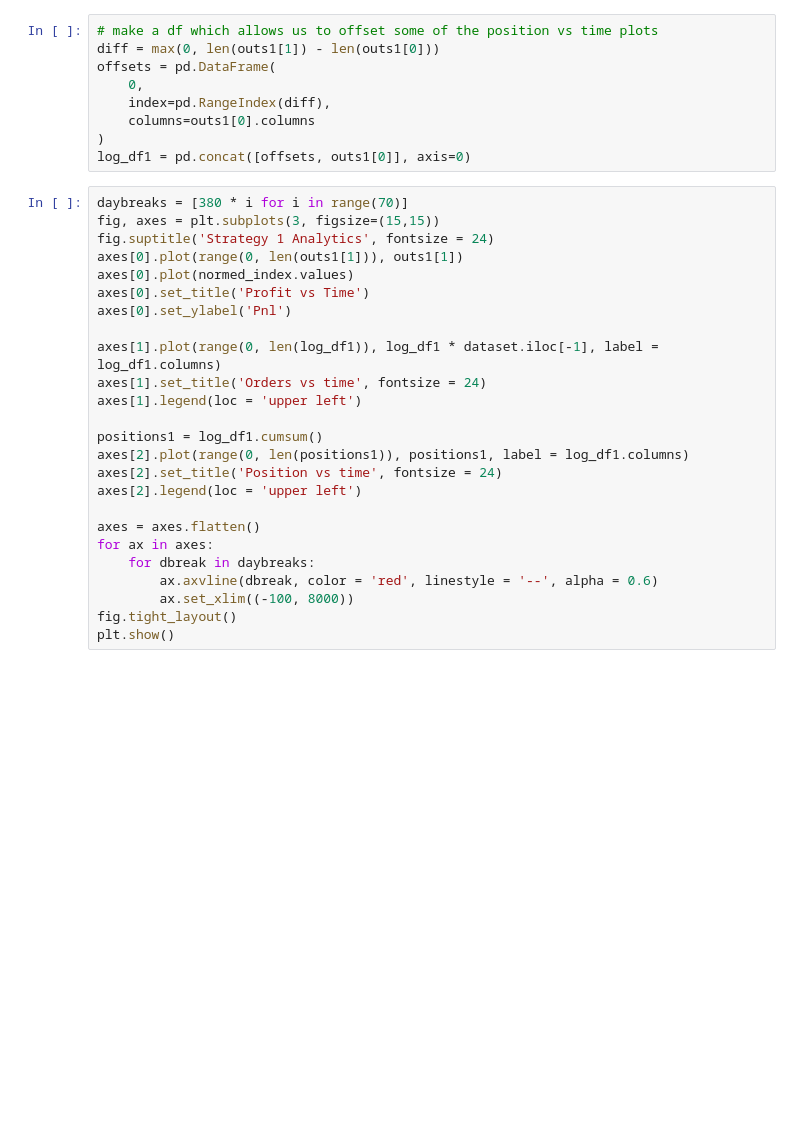
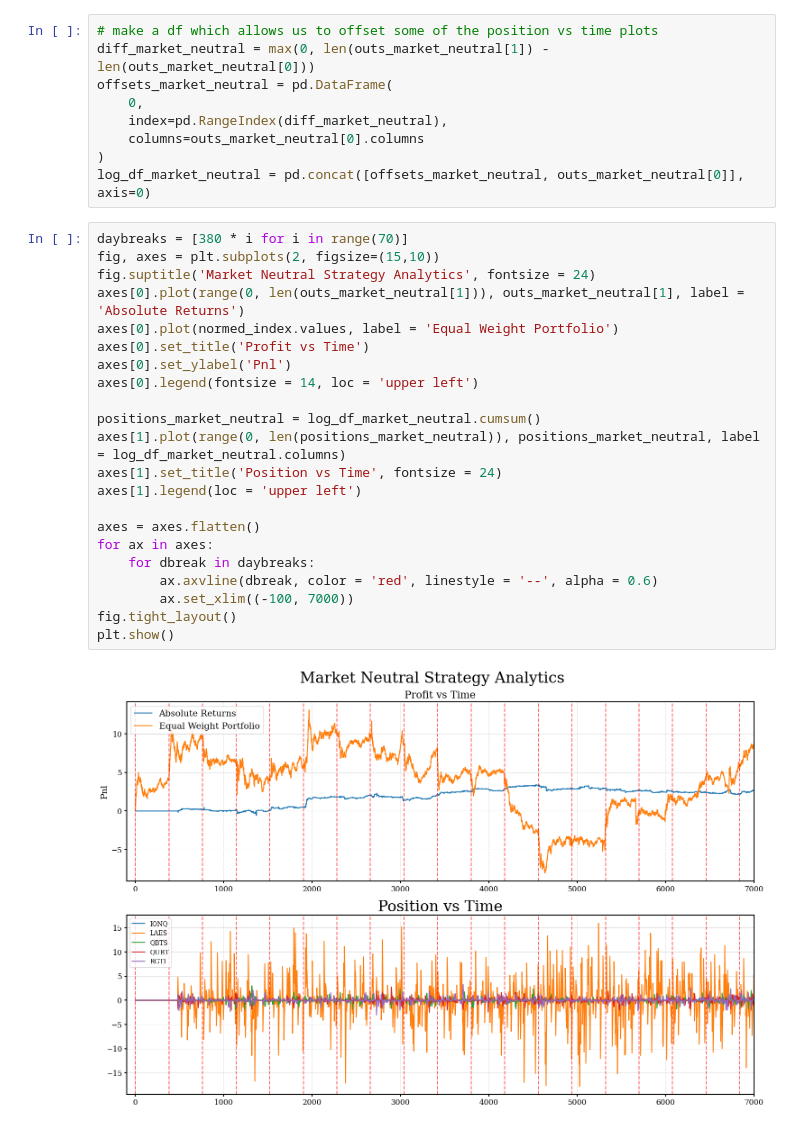
Before and after one commit to Harry-Ell/financial-anomaly-detection, a Jupyter notebook: backtesting/example_backtest.ipynb, the cells around one changed output. Cells and saved outputs as stored; diff of their text form; blank space fills up the shorter version.

```diff
--- a/backtesting/example_backtest.ipynb
+++ b/backtesting/example_backtest.ipynb
@@ -43,34 +131,33 @@ print('Pnl from run:',outs1[1].iloc[-1])
 # %%
 # make a df which allows us to offset some of the position vs time plots
-diff = max(0, len(outs1[1]) - len(outs1[0]))
-offsets = pd.DataFrame(
+diff_market_neutral = max(0, len(outs_market_neutral[1]) - len(outs_market_neutral[0]))
+offsets_market_neutral = pd.DataFrame(
     0,
-    index=pd.RangeIndex(diff),
-    columns=outs1[0].columns
+    index=pd.RangeIndex(diff_market_neutral),
+    columns=outs_market_neutral[0].columns
 )
-log_df1 = pd.concat([offsets, outs1[0]], axis=0)
+log_df_market_neutral = pd.concat([offsets_market_neutral, outs_market_neutral[0]], axis=0)
 # %%
 daybreaks = [380 * i for i in range(70)]
-fig, axes = plt.subplots(3, figsize=(15,15))
-fig.suptitle('Strategy 1 Analytics', fontsize = 24)
-axes[0].plot(range(0, len(outs1[1])), outs1[1])
-axes[0].plot(normed_index.values)
+fig, axes = plt.subplots(2, figsize=(15,10))
+fig.suptitle('Market Neutral Strategy Analytics', fontsize = 24)
+axes[0].plot(range(0, len(outs_market_neutral[1])), outs_market_neutral[1], label = 'Absolute Returns')
+axes[0].plot(normed_index.values, label = 'Equal Weight Portfolio')
 axes[0].set_title('Profit vs Time')
 axes[0].set_ylabel('Pnl')
+axes[0].legend(fontsize = 14, loc = 'upper left')
 
-axes[1].plot(range(0, len(log_df1)), log_df1 * dataset.iloc[-1], label = log_df1.columns)
-axes[1].set_title('Orders vs time', fontsize = 24)
+positions_market_neutral = log_df_market_neutral.cumsum()
+axes[1].plot(range(0, len(positions_market_neutral)), positions_market_neutral, label = log_df_market_neutral.columns)
+axes[1].set_title('Position vs Time', fontsize = 24)
 axes[1].legend(loc = 'upper left')
-
-positions1 = log_df1.cumsum()
-axes[2].plot(range(0, len(positions1)), positions1, label = log_df1.columns)
-axes[2].set_title('Position vs time', fontsize = 24)
-axes[2].legend(loc = 'upper left')
 
 axes = axes.flatten()
 for ax in axes:
     for dbreak in daybreaks:
         ax.axvline(dbreak, color = 'red', linestyle = '--', alpha = 0.6)
-        ax.set_xlim((-100, 8000))
+        ax.set_xlim((-100, 7000))
 fig.tight_layout()
 plt.show()
+# %% [output]
+[figure, added]
```
Also changed, not shown: parts of 22 cells of this notebook, 12 other files.
